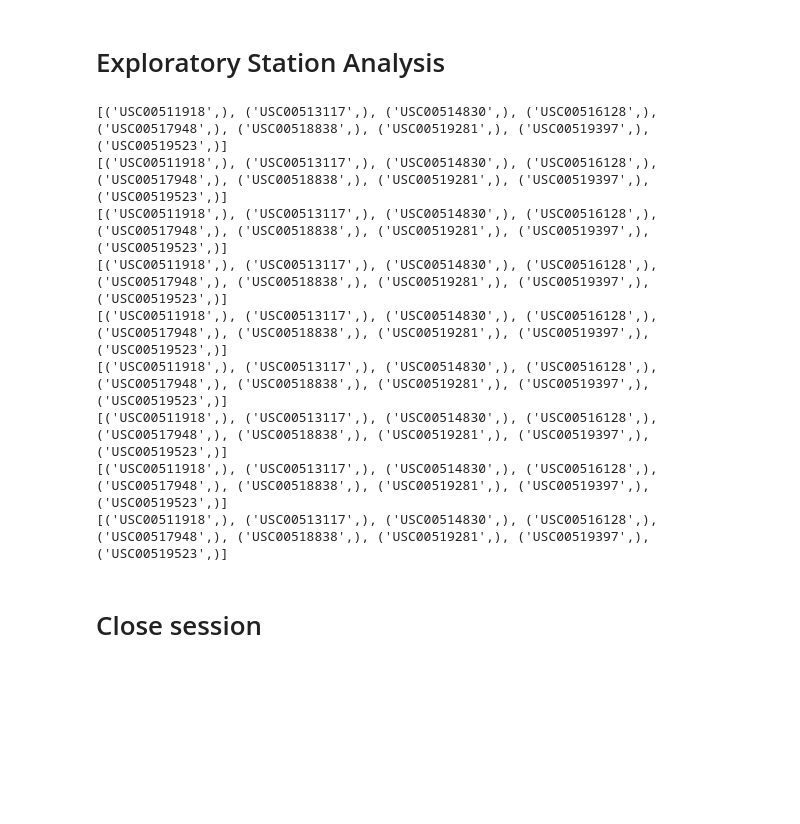
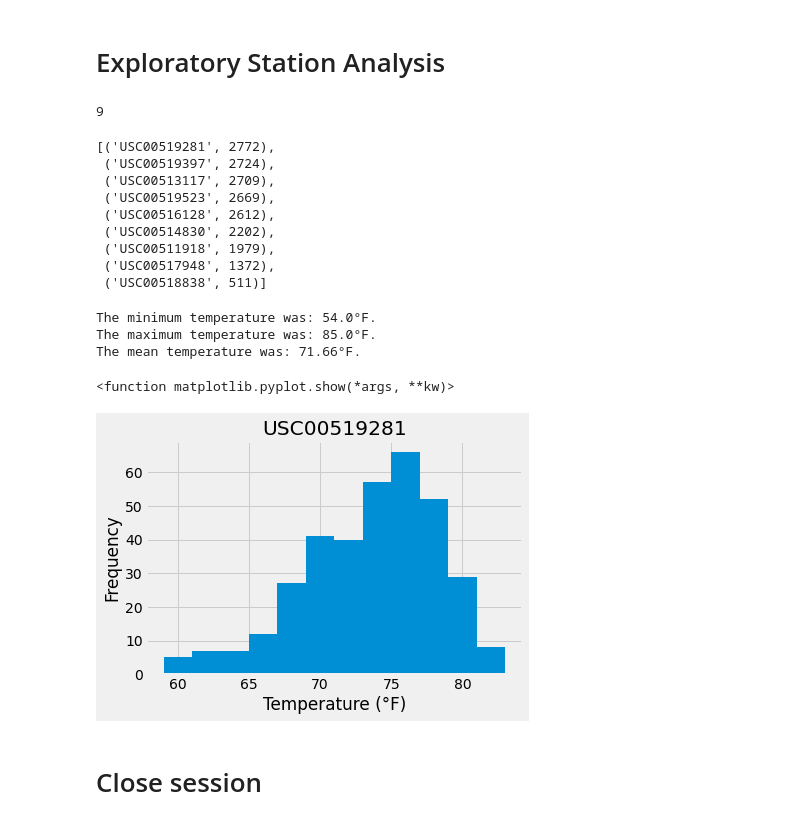
Before and after one commit to dlkennen/sqlalchemy-challenge, a Jupyter notebook: hawaiiclimate.ipynb, the cells around one changed output. Saved outputs shown, nothing was run; the diff lists cells and outputs as text; code cells hidden in the pictures; blank space fills up the shorter version.

Commit message:
Adding  histogram.

```diff
--- a/hawaiiclimate.ipynb
+++ b/hawaiiclimate.ipynb
@@ -138,22 +138,23 @@ Name: Precipitation (in), dtype: float64
 # Exploratory Station Analysis
 # %%
 # Design a query to calculate the total number stations in the dataset
-stations = session.query(Station.station)
+stations = session.query(Station.station).count()
+stations
+# %% [output]
+9
 # %%
 # Design a query to find the most active stations (i.e. what stations have the most rows?)
-stationlist = session.query(Measurement.station).group_by(Measurement.station).all()
+stationlist = session.query(Measurement.station, func.count(Measurement.station)).group_by(Measurement.station).order_by(func.count(Measurement.station).desc()).all()
 
 # List the stations and the counts in descending order.
-for s in stationlist:
-    print(stationlist)
-#func.count(distinct(Station.station))
+stationlist
 # %% [output]
-[('USC00511918',), ('USC00513117',), ('USC00514830',), ('USC00516128',), ('USC00517948',), ('USC00518838',), ('USC00519281',), ('USC00519397',), ('USC00519523',)]
-[('USC00511918',), ('USC00513117',), ('USC00514830',), ('USC00516128',), ('USC00517948',), ('USC00518838',), ('USC00519281',), ('USC00519397',), ('USC00519523',)]
-[('USC00511918',), ('USC00513117',), ('USC00514830',), ('USC00516128',), ('USC00517948',), ('USC00518838',), ('USC00519281',), ('USC00519397',), ('USC00519523',)]
-[('USC00511918',), ('USC00513117',), ('USC00514830',), ('USC00516128',), ('USC00517948',), ('USC00518838',), ('USC00519281',), ('USC00519397',), ('USC00519523',)]
-[('USC00511918',), ('USC00513117',), ('USC00514830',), ('USC00516128',), ('USC00517948',), ('USC00518838',), ('USC00519281',), ('USC00519397',), ('USC00519523',)]
-[('USC00511918',), ('USC00513117',), ('USC00514830',), ('USC00516128',), ('USC00517948',), ('USC00518838',), ('USC00519281',), ('USC00519397',), ('USC00519523',)]
-[('USC00511918',), ('USC00513117',), ('USC00514830',), ('USC00516128',), ('USC00517948',), ('USC00518838',), ('USC00519281',), ('USC00519397',), ('USC00519523',)]
-[('USC00511918',), ('USC00513117',), ('USC00514830',), ('USC00516128',), ('USC00517948',), ('USC00518838',), ('USC00519281',), ('USC00519397',), ('USC00519523',)]
-[('USC00511918',), ('USC00513117',), ('USC00514830',), ('USC00516128',), ('USC00517948',), ('USC00518838',), ('USC00519281',), ('USC00519397',), ('USC00519523',)]
+[('USC00519281', 2772),
+ ('USC00519397', 2724),
+ ('USC00513117', 2709),
+ ('USC00519523', 2669),
+ ('USC00516128', 2612),
+ ('USC00514830', 2202),
+ ('USC00511918', 1979),
+ ('USC00517948', 1372),
+ ('USC00518838', 511)]
@@ -162,6 +161,56 @@ for s in stationlist:
+# %%
+# Using the most active station id from the previous query, calculate the lowest, highest, and average temperature.
+station_pick = session.query(Measurement.tobs).\
+    filter(Measurement.station == 'USC00519281')
+
+#print minimum temperature
+minT = min(station_pick)
+print(f'The minimum temperature was: {minT[0]}°F.')
+
+#print maximum temperature
+maxT = max(station_pick)
+print(f'The maximum temperature was: {maxT[0]}°F.')
+
+#Eliminating missing data
+temp_list = []
+for t in station_pick:
+    if type(t.tobs) == float:
+        temp_list.append(t.tobs)
+
+#Importing mean function
+from statistics import mean
+
+#Computing mean and printing
+meanT = round(mean(temp_list), 2)
+print(f'The mean temperature was: {meanT}°F.')
+# %% [output]
+The minimum temperature was: 54.0°F.
+The maximum temperature was: 85.0°F.
+The mean temperature was: 71.66°F.
 # %%
 # Using the most active station id
 # Query the last 12 months of temperature observation data for this station and plot the results as a histogram
+temp_data_12mo = session.query(Measurement.date, Measurement.tobs).\
+    filter(Measurement.station == 'USC00519281').\
+    filter(Measurement.date > '2016-08-23')
+
+temp_list12 = []
+for t in temp_data_12mo:
+    if type(t.tobs) == float:
+        temp_list12.append(t.tobs)
+# %%
+#Create np array
+temp_array = np.array(temp_list12)
+
+#Create histogram
+plt.hist(temp_array, bins = 12)
+plt.xlabel("Temperature (°F)")
+plt.ylabel("Frequency")
+plt.title('USC00519281')
+plt.show
+# %% [output]
+<function matplotlib.pyplot.show(*args, **kw)>
+[figure, added]
 # %% [markdown]
 # Close session
 # %%
```
Also changed, not shown: parts of 1 cell of this notebook.
